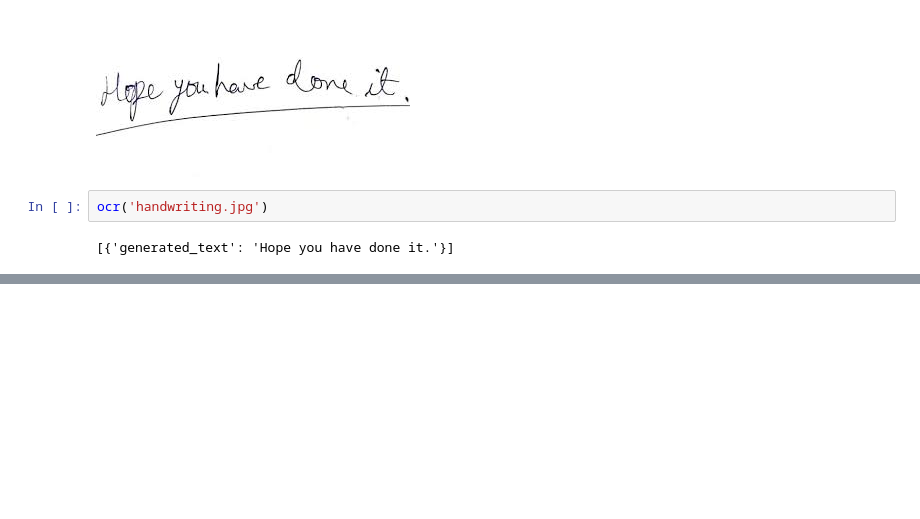
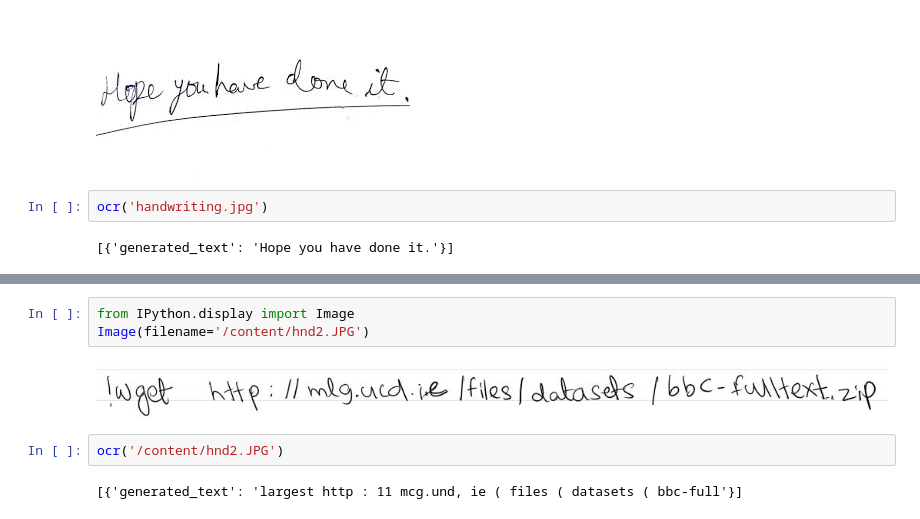
Before and after one commit to plaban1981/Hugging_Face_transformers_topics, a Jupyter notebook: Hugging_Face_Image_to_Text_Pipeline_for_Image_Captioning,_Handwriting_OCR.ipynb, the cells around one changed output, grey strips where cells are left out. Cells and saved outputs as stored; diff of their text form; blank space fills up the shorter version.

```diff
--- a/Hugging_Face_Image_to_Text_Pipeline_for_Image_Captioning,_Handwriting_OCR.ipynb
+++ b/Hugging_Face_Image_to_Text_Pipeline_for_Image_Captioning,_Handwriting_OCR.ipynb
@@ -216,0 +103,9 @@ plt.imshow(img)
+# %%
+from IPython.display import Image
+Image(filename='/content/hnd2.JPG')
+# %% [output]
+[figure, added]
+# %%
+ocr('/content/hnd2.JPG')
+# %% [output]
+[{'generated_text': 'largest http : 11 mcg.und, ie ( files ( datasets ( bbc-full'}]
```
Also changed, not shown: parts of 15 cells of this notebook.
